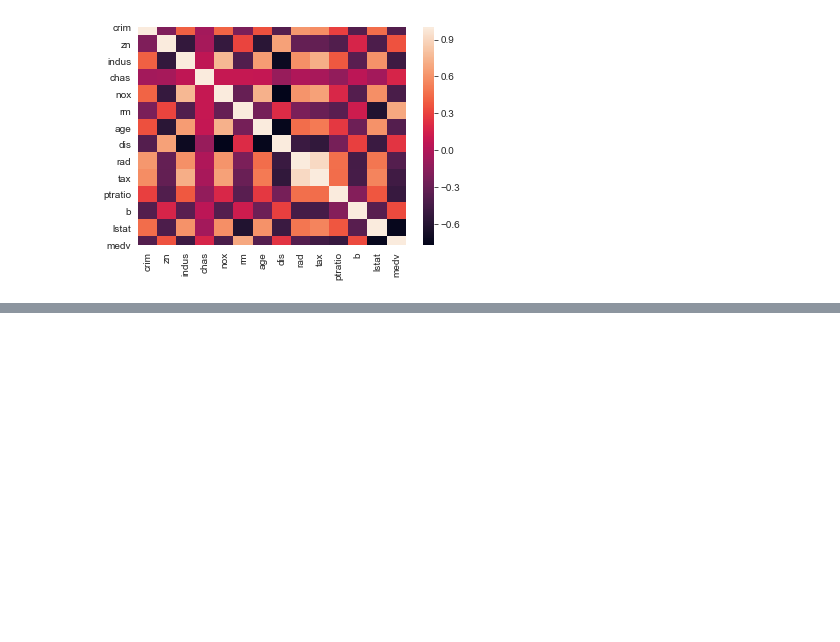
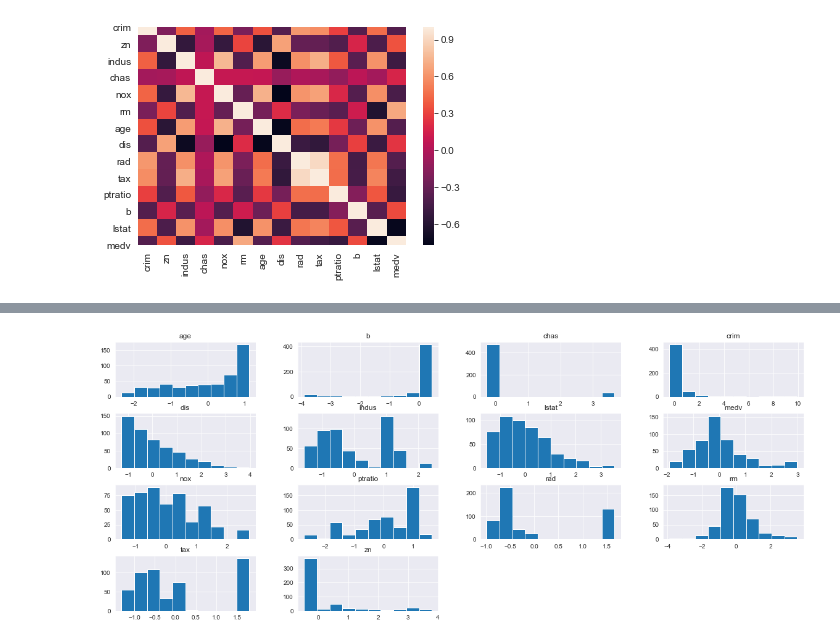
Before and after one commit to jprinfret/boston_housing_data, a Jupyter notebook: boston_housing_market_price.ipynb, the cells around one changed output, grey strips where cells are left out. Cells and saved outputs as stored; diff of their text form; code cells hidden in the pictures; blank space fills up the shorter version.

Commit message:
adding standardized dataframe

```diff
--- a/boston_housing_market_price.ipynb
+++ b/boston_housing_market_price.ipynb
@@ -79,0 +82,9 @@ sns.heatmap(df.corr());
+# %%
+std = StandardScaler()
+# %%
+std_df = std.fit_transform(df)
+# %%
+std_df = pd.DataFrame(std_df, columns=df.columns)
+
+print(std_df.shape)
+df.head()
@@ -79,0 +99,4 @@ sns.heatmap(df.corr());
+# %%
+std_df.hist(figsize=(20,8));
+# %% [output]
+[figure, added]
```
Also changed, not shown: parts of 2 cells of this notebook.
